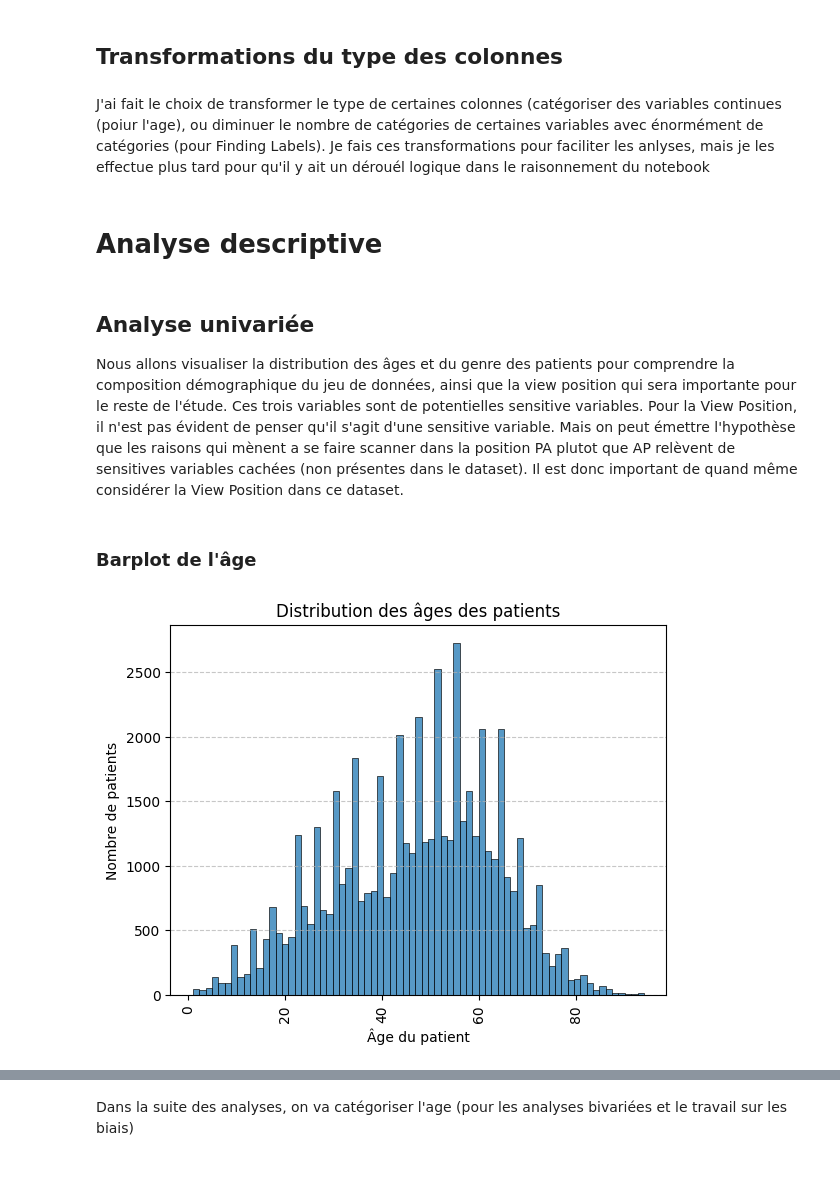
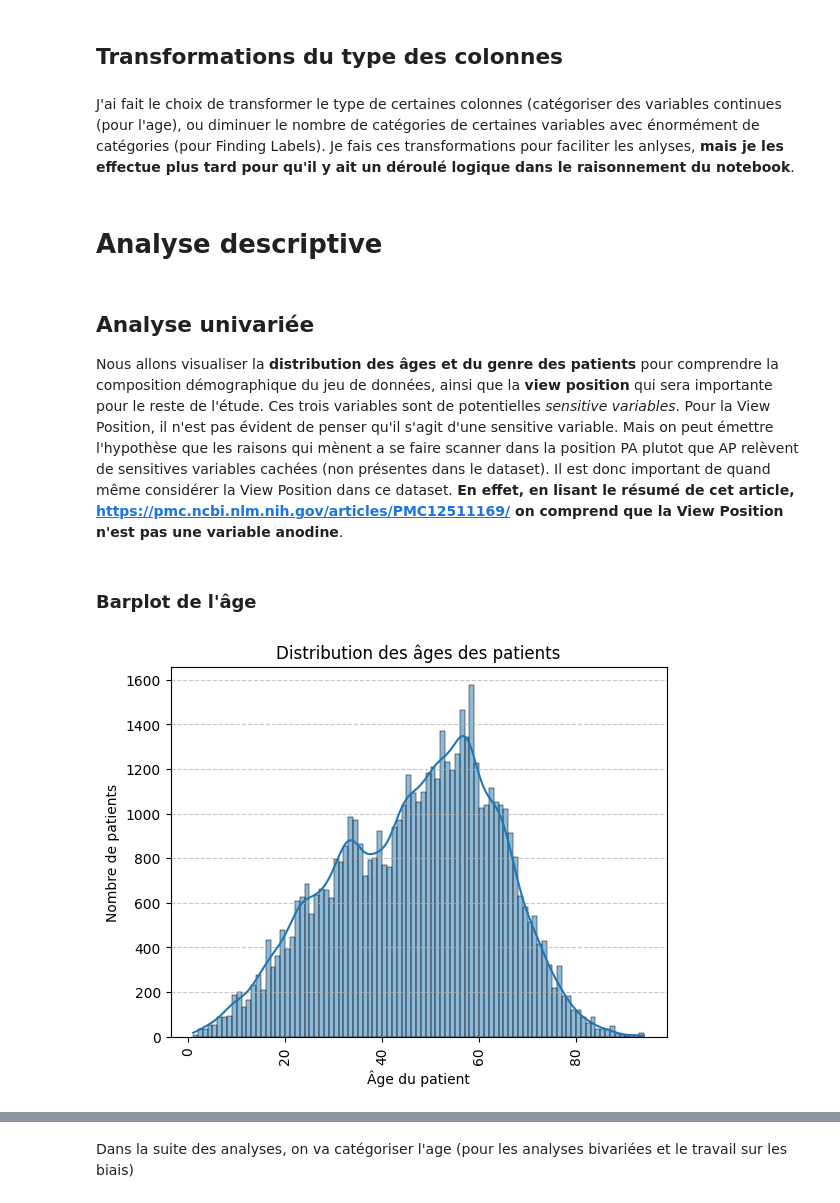
Before and after one commit to gyzzko/bias-in-data-science, a Jupyter notebook: Mi_projet_contri_raphael.ipynb, the cells around one changed output, grey strips where cells are left out. Cells and saved outputs as stored; diff of their text form; code cells hidden in the pictures; blank space fills up the shorter version.

```diff
--- a/Mi_projet_contri_raphael.ipynb
+++ b/Mi_projet_contri_raphael.ipynb
@@ -503,7 +476,7 @@ df = df_cleaned.copy()
 # %% [markdown]
 ## Transformations du type des colonnes
 # %% [markdown]
-J'ai fait le choix de transformer le type de certaines colonnes (catégoriser des variables continues (poiur l'age), ou diminuer le nombre de catégories de certaines variables avec énormément de catégories (pour Finding Labels). Je fais ces transformations pour faciliter les anlyses, mais je les effectue plus tard pour qu'il y ait un dérouél logique dans le raisonnement du notebook
+J'ai fait le choix de transformer le type de certaines colonnes (catégoriser des variables continues (pour l'age), ou diminuer le nombre de catégories de certaines variables avec énormément de catégories (pour Finding Labels). Je fais ces transformations pour faciliter les anlyses, **mais je les effectue plus tard pour qu'il y ait un déroulé logique dans le raisonnement du notebook**.
 # %% [markdown]
 # Analyse descriptive
 # %% [markdown]
@@ -511,19 +484,19 @@ J'ai fait le choix de transformer le type de certaines colonnes (catégoriser de
 
 
 
-Nous allons visualiser la distribution des âges et du genre des patients pour comprendre la composition démographique du jeu de données, ainsi que la view position qui sera importante pour le reste de l'étude. Ces trois variables sont de potentielles sensitive variables. Pour la View Position, il n'est pas évident de penser qu'il s'agit d'une sensitive variable. Mais on peut émettre l'hypothèse que les raisons qui mènent a se faire scanner dans la position PA plutot que AP relèvent de sensitives variables cachées (non présentes dans le dataset). Il est donc important de quand même considérer la View Position dans ce dataset.
+Nous allons visualiser la **distribution des âges et du genre des patients** pour comprendre la composition démographique du jeu de données, ainsi que la **view position** qui sera importante pour le reste de l'étude. Ces trois variables sont de potentielles *sensitive variables*. Pour la View Position, il n'est pas évident de penser qu'il s'agit d'une sensitive variable. Mais on peut émettre l'hypothèse que les raisons qui mènent a se faire scanner dans la position PA plutot que AP relèvent de sensitives variables cachées (non présentes dans le dataset). Il est donc important de quand même considérer la View Position dans ce dataset. **En effet, en lisant le résumé de cet article, https://pmc.ncbi.nlm.nih.gov/articles/PMC12511169/ on comprend que la View Position n'est pas une variable anodine**.
 # %% [markdown]
 ### Barplot de l'âge
 # %%
-sns.histplot(x='Patient Age', data=df, legend=False)
+sns.histplot(x='Patient Age', data=df, binwidth=1, legend=False, kde = True)
 plt.title('Distribution des âges des patients')
 plt.xlabel('Âge du patient')
 plt.ylabel('Nombre de patients')
 plt.xticks(rotation=90)
 plt.grid(axis='y', linestyle='--', alpha=0.7)
 plt.show()
 # %% [output]
-[figure, old version]
+[figure, new version]
 # %% [markdown]
 D'après ce graphique, la répartition des ages semble suivre une sorte de loi normale. L'age n'est donc pas réparti de manière égale dans ce dataset![US_population_pyramid_(2018).jpg](embedded-picture-1)
 
```
Also changed, not shown: parts of 31 cells of this notebook.
